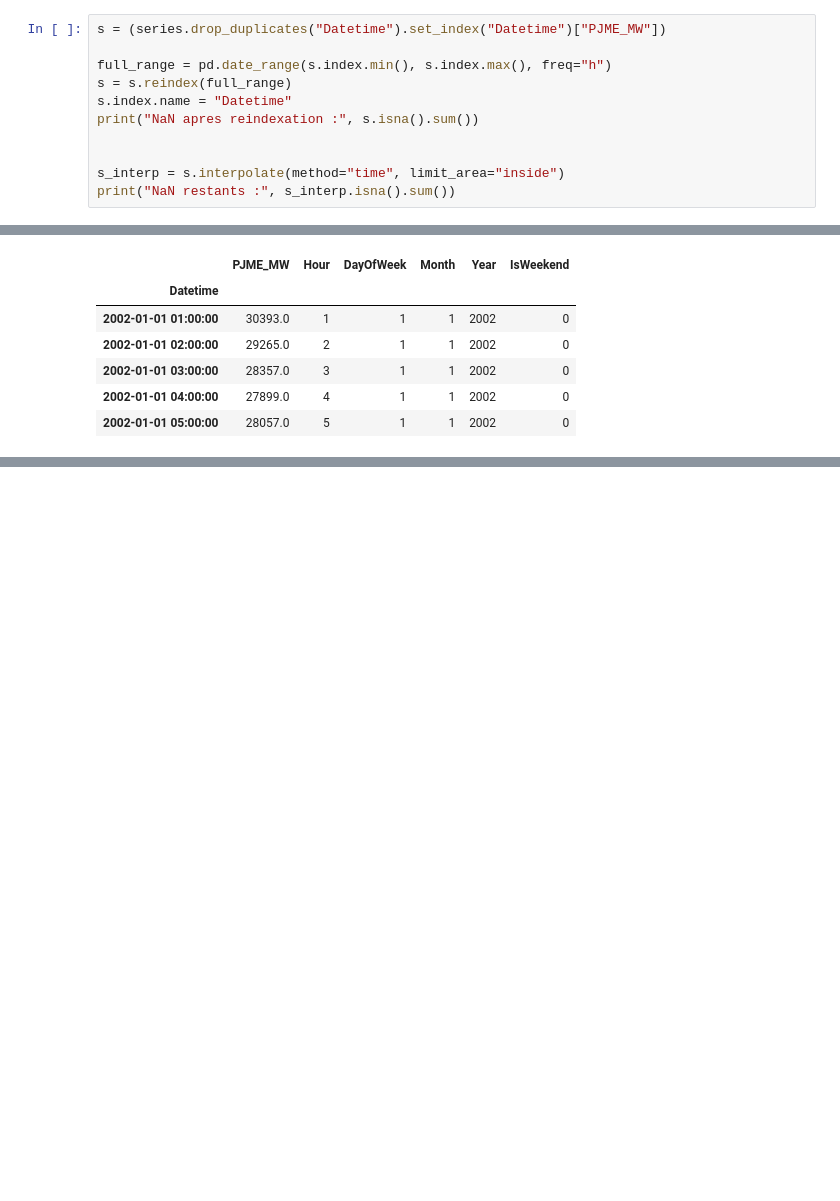
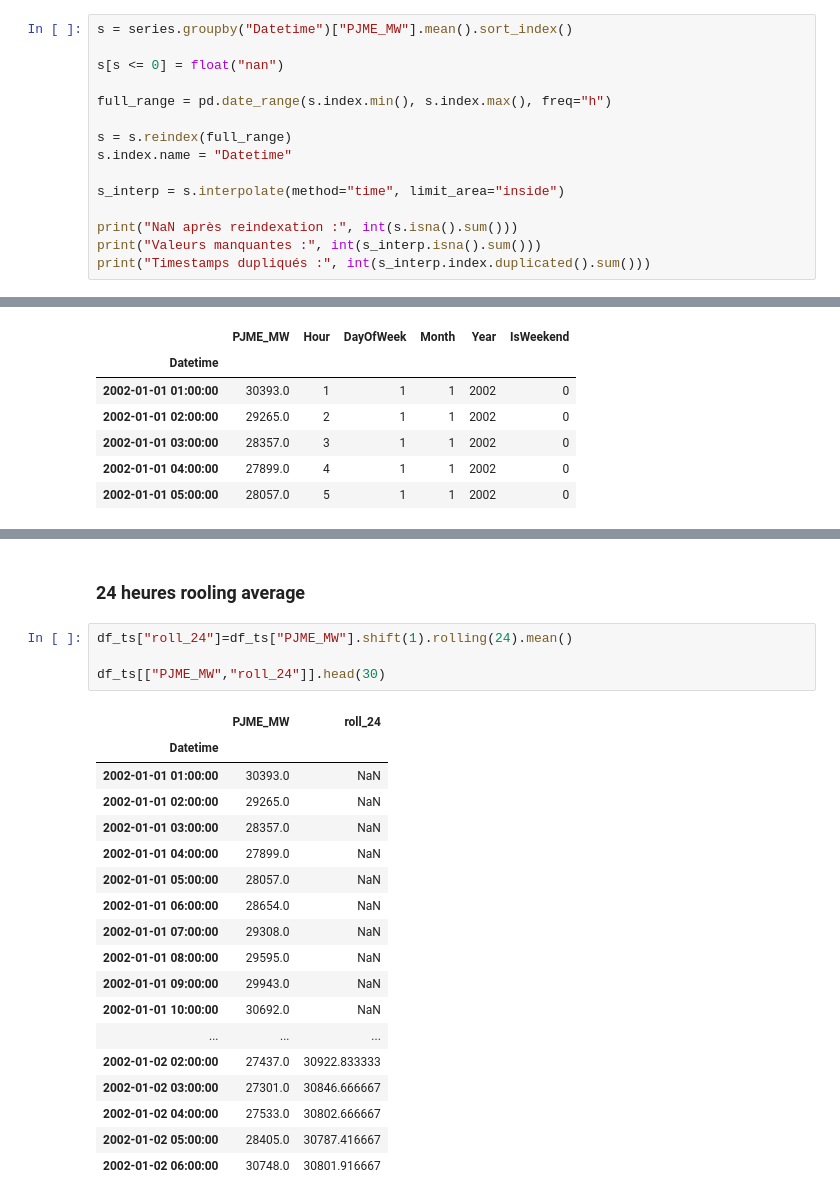
Before and after one commit to Oumohgh/electricity-demand-forecasting-azure, a Jupyter notebook: notebook.ipynb, the cells around one changed output, grey strips where cells are left out. Saved outputs shown, nothing was run; the diff lists cells and outputs as text; blank space fills up the shorter version.

```diff
--- a/notebook.ipynb
+++ b/notebook.ipynb
@@ -299,12 +300,16 @@ print(" restants :", s.isna().sum())
 # %%
-s = (series.drop_duplicates("Datetime").set_index("Datetime")["PJME_MW"])
+s = series.groupby("Datetime")["PJME_MW"].mean().sort_index()
+
+s[s <= 0] = float("nan")
 
 full_range = pd.date_range(s.index.min(), s.index.max(), freq="h")
+
 s = s.reindex(full_range)
 s.index.name = "Datetime"
-print("NaN apres reindexation :", s.isna().sum())
-
 
 s_interp = s.interpolate(method="time", limit_area="inside")
-print("NaN restants :", s_interp.isna().sum())
+
+print("NaN après reindexation :", int(s.isna().sum()))
+print("Valeurs manquantes :", int(s_interp.isna().sum()))
+print("Timestamps dupliqués :", int(s_interp.index.duplicated().sum()))
 # %% [output]
@@ -431,0 +443,25 @@ df_ts.head()
+# %% [markdown]
+### 24 heures rooling average
+# %%
+df_ts["roll_24"]=df_ts["PJME_MW"].shift(1).rolling(24).mean()
+
+df_ts[["PJME_MW","roll_24"]].head(30)
+# %% [output]
+|  | PJME_MW | roll_24 |
+| Datetime |  |  |
+| 2002-01-01 01:00:00 | 30393.0 | NaN |
+| 2002-01-01 02:00:00 | 29265.0 | NaN |
+| 2002-01-01 03:00:00 | 28357.0 | NaN |
+| 2002-01-01 04:00:00 | 27899.0 | NaN |
+| 2002-01-01 05:00:00 | 28057.0 | NaN |
+| 2002-01-01 06:00:00 | 28654.0 | NaN |
+| 2002-01-01 07:00:00 | 29308.0 | NaN |
+| 2002-01-01 08:00:00 | 29595.0 | NaN |
+| 2002-01-01 09:00:00 | 29943.0 | NaN |
+| 2002-01-01 10:00:00 | 30692.0 | NaN |
+| ... | ... | ... |
+| 2002-01-02 02:00:00 | 27437.0 | 30922.833333 |
+| 2002-01-02 03:00:00 | 27301.0 | 30846.666667 |
+| 2002-01-02 04:00:00 | 27533.0 | 30802.666667 |
+| 2002-01-02 05:00:00 | 28405.0 | 30787.416667 |
+| 2002-01-02 06:00:00 | 30748.0 | 30801.916667 |
```
Also changed, not shown: parts of 30 cells of this notebook.
